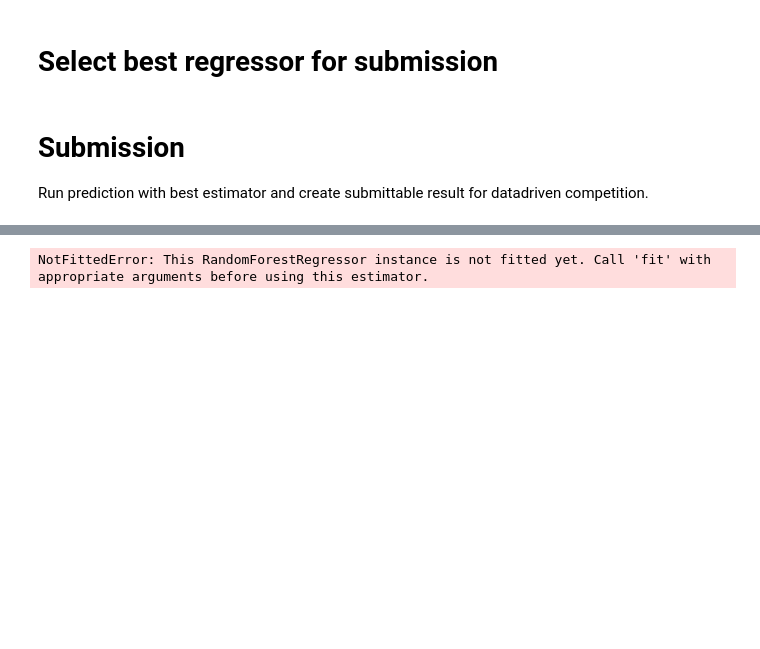
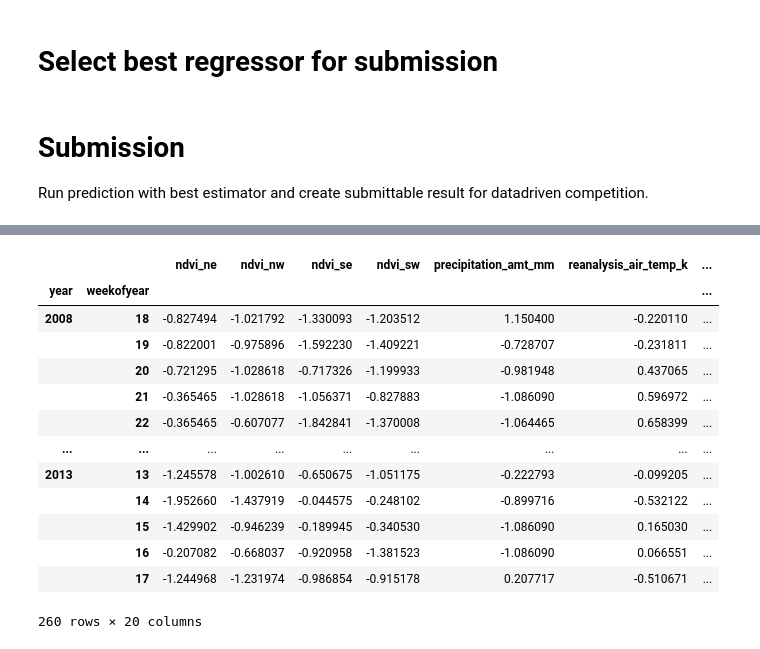
Before and after one commit to GummyBearStudioTeam/ESI_MLTechniques, a Jupyter notebook: Milestone2_Supervised.ipynb, the cells around one changed output, grey strips where cells are left out. Drawn from its saved outputs; the diff is of its cells as text; code cells hidden in the pictures; blank space fills up the shorter version.

```diff
--- a/Milestone2_Supervised.ipynb
+++ b/Milestone2_Supervised.ipynb
@@ -614,4 +568,0 @@ X.head()
-# %%
-y_pred = get_predictions(best_regressor, X)
-# %% [output]
-NotFittedError: This RandomForestRegressor instance is not fitted yet. Call 'fit' with appropriate arguments before using this estimator.
@@ -617,0 +573,17 @@ NotFittedError: This RandomForestRegressor instance is not fitted yet. Call 'fit
+# %%
+X_sj
+# %% [output]
+|  |  | ndvi_ne | ndvi_nw | ndvi_se | ndvi_sw | precipitation_amt_mm | reanalysis_air_temp_k | ... |
+| year | weekofyear |  |  |  |  |  |  | ... |
+| 2008 | 18 | -0.827494 | -1.021792 | -1.330093 | -1.203512 | 1.150400 | -0.220110 | ... |
+|  | 19 | -0.822001 | -0.975896 | -1.592230 | -1.409221 | -0.728707 | -0.231811 | ... |
+|  | 20 | -0.721295 | -1.028618 | -0.717326 | -1.199933 | -0.981948 | 0.437065 | ... |
+|  | 21 | -0.365465 | -1.028618 | -1.056371 | -0.827883 | -1.086090 | 0.596972 | ... |
+|  | 22 | -0.365465 | -0.607077 | -1.842841 | -1.370008 | -1.064465 | 0.658399 | ... |
+| ... | ... | ... | ... | ... | ... | ... | ... | ... |
+| 2013 | 13 | -1.245578 | -1.002610 | -0.650675 | -1.051175 | -0.222793 | -0.099205 | ... |
+|  | 14 | -1.952660 | -1.437919 | -0.044575 | -0.248102 | -0.899716 | -0.532122 | ... |
+|  | 15 | -1.429902 | -0.946239 | -0.189945 | -0.340530 | -1.086090 | 0.165030 | ... |
+|  | 16 | -0.207082 | -0.668037 | -0.920958 | -1.381523 | -1.086090 | 0.066551 | ... |
+|  | 17 | -1.244968 | -1.231974 | -0.986854 | -0.915178 | 0.207717 | -0.510671 | ... |
+260 rows × 20 columns
```
Also changed, not shown: parts of 20 cells of this notebook.
